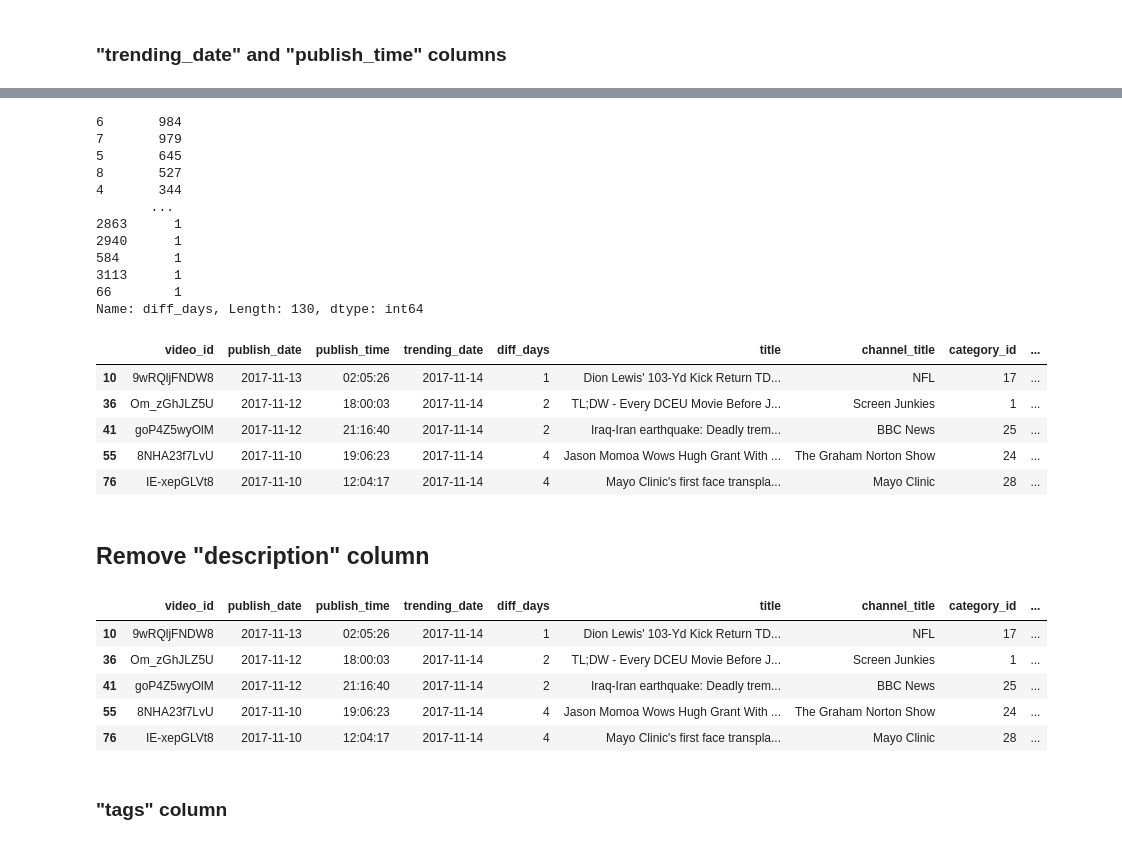
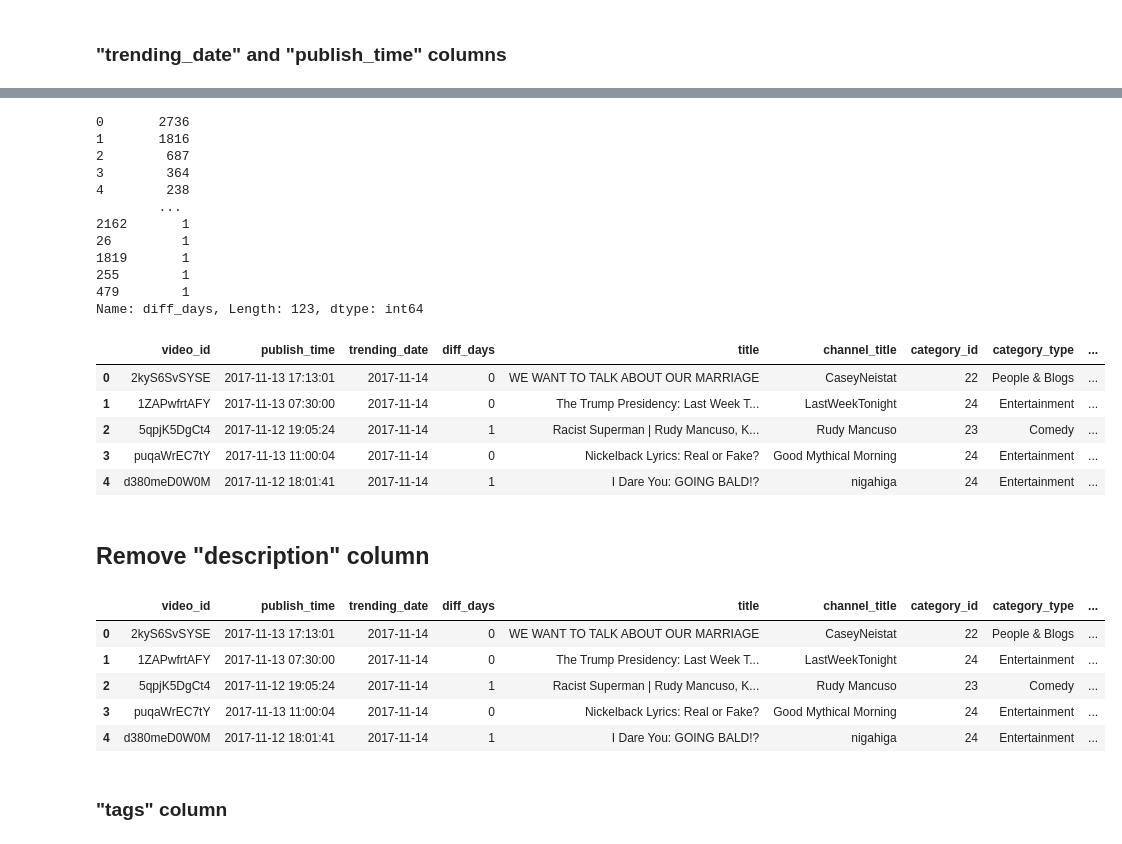
Before and after one commit to GFAmsterdam/Youtube_Trending_Video_Analysis, a Jupyter notebook: Ming/data_cleaning/US_videos_cleaning.ipynb, the cells around one changed output, grey strips where cells are left out. Cells and saved outputs as stored; diff of their text form; code cells hidden in the pictures.

```diff
--- a/Ming/data_cleaning/US_videos_cleaning.ipynb
+++ b/Ming/data_cleaning/US_videos_cleaning.ipynb
@@ -78,7 +78,7 @@ memory usage: 4.2+ MB
 Note: The dataset is daily trending list from 2017-11-14 to 2018-04-16, in the data set there will be the same video stayed on the trending list for multiple days and resulting multiple entries with columns like "views", "likes", "dislikes", "comment_count" will be accumulated, so our approch to deal with this case of duolicated data is to based on the "video_id" column which have unique value for each videos, keep the last occurrence which will have the most data for the columns mentioned above, and drop the other ones.
 # %%
 # Drop duplicated entries and keep the last occurrence as the true data.
-us_videos_df.drop_duplicates(subset='video_id', keep="last", inplace=True)
+us_videos_df.drop_duplicates(subset='video_id', keep="first", inplace=True)
 us_videos_df.info()
 # %% [output]
 <class 'pandas.core.frame.DataFrame'>
@@ -201,7 +201,7 @@ Data columns (total 16 columns):
 dtypes: bool(3), datetime64[ns](2), int64(5), object(6)
 memory usage: 713.2+ KB
 # %%
-# Extracting publish dates and publish time to seperate columns
-us_videos_df['publish_date'] = us_videos_df['publish_time'].dt.date
-us_videos_df['publish_time'] = us_videos_df['publish_time'].dt.time
-us_videos_df.head()
+# # Extracting publish dates and publish time to seperate columns
+# us_videos_df['publish_date'] = us_videos_df['publish_time'].dt.date
+# us_videos_df['publish_time'] = us_videos_df['publish_time'].dt.time
+# us_videos_df.head()
@@ -235,4 +228,4 @@ memory usage: 762.9+ KB
 # %%
-us_videos_df['publish_date'] = pd.to_datetime(us_videos_df['publish_date'])
-#us_videos_df['publish_time'] = pd.to_datetime(us_videos_df['publish_time'])
-us_videos_df.info()
+# us_videos_df['publish_date'] = pd.to_datetime(us_videos_df['publish_date'])
+# #us_videos_df['publish_time'] = pd.to_datetime(us_videos_df['publish_time'])
+# us_videos_df.info()
@@ -257,6 +232,6 @@ memory usage: 762.9+ KB
 # %%
 # Extracting the time difference from publish_date to trending_date and a new column "diff_days".
-us_videos_df['diff_days'] = (us_videos_df['trending_date'] - us_videos_df['publish_date']).dt.days
+us_videos_df['diff_days'] = (us_videos_df['trending_date'] - us_videos_df['publish_time']).dt.days
 us_videos_df.head()
 # %% [output]
 |  | video_id | trending_date | title | channel_title | category_id | publish_time | tags | views | likes | ... |
@@ -269,47 +244,46 @@ us_videos_df.head()
 # Check the value count for diff_days column
 us_videos_df['diff_days'].value_counts()
 # %% [output]
-6       984
-7       979
-5       645
-8       527
-4       344
-       ...
-2863      1
-2940      1
-584       1
-3113      1
-66        1
-Name: diff_days, Length: 130, dtype: int64
+0       2736
+1       1816
+2        687
+3        364
+4        238
+        ...
+2162       1
+26         1
+1819       1
+255        1
+479        1
+Name: diff_days, Length: 123, dtype: int64
 # %%
 # Reorder the columns
 us_videos_df = us_videos_df[["video_id",
-                            "publish_date",
                             "publish_time",
                             "trending_date",
                             "diff_days",
                             "title",
                             "channel_title",
                             "category_id",
                             "category_type",
                             "tags",
                             "views",
                             "likes",
                             "dislikes",
                             "comment_count",
                             "comments_disabled",
                             "ratings_disabled",
                             "video_error_or_removed",
                             "description"]]
 
 us_videos_df.head()
 # %% [output]
-|  | video_id | publish_date | publish_time | trending_date | diff_days | title | channel_title | category_id | ... |
-| 10 | 9wRQljFNDW8 | 2017-11-13 | 02:05:26 | 2017-11-14 | 1 | Dion Lewis' 103-Yd Kick Return TD... | NFL | 17 | ... |
-| 36 | Om_zGhJLZ5U | 2017-11-12 | 18:00:03 | 2017-11-14 | 2 | TL;DW - Every DCEU Movie Before J... | Screen Junkies | 1 | ... |
-| 41 | goP4Z5wyOlM | 2017-11-12 | 21:16:40 | 2017-11-14 | 2 | Iraq-Iran earthquake: Deadly trem... | BBC News | 25 | ... |
-| 55 | 8NHA23f7LvU | 2017-11-10 | 19:06:23 | 2017-11-14 | 4 | Jason Momoa Wows Hugh Grant With ... | The Graham Norton Show | 24 | ... |
-| 76 | IE-xepGLVt8 | 2017-11-10 | 12:04:17 | 2017-11-14 | 4 | Mayo Clinic's first face transpla... | Mayo Clinic | 28 | ... |
+|  | video_id | publish_time | trending_date | diff_days | title | channel_title | category_id | category_type | ... |
+| 0 | 2kyS6SvSYSE | 2017-11-13 17:13:01 | 2017-11-14 | 0 | WE WANT TO TALK ABOUT OUR MARRIAGE | CaseyNeistat | 22 | People & Blogs | ... |
+| 1 | 1ZAPwfrtAFY | 2017-11-13 07:30:00 | 2017-11-14 | 0 | The Trump Presidency: Last Week T... | LastWeekTonight | 24 | Entertainment | ... |
+| 2 | 5qpjK5DgCt4 | 2017-11-12 19:05:24 | 2017-11-14 | 1 | Racist Superman | Rudy Mancuso, K... | Rudy Mancuso | 23 | Comedy | ... |
+| 3 | puqaWrEC7tY | 2017-11-13 11:00:04 | 2017-11-14 | 0 | Nickelback Lyrics: Real or Fake? | Good Mythical Morning | 24 | Entertainment | ... |
+| 4 | d380meD0W0M | 2017-11-12 18:01:41 | 2017-11-14 | 1 | I Dare You: GOING BALD!? | nigahiga | 24 | Entertainment | ... |
 # %% [markdown]
 ## Remove "description" column
 # %%
@@ -317,9 +291,9 @@ us_videos_df.head()
 us_videos_df = us_videos_df.drop(columns="description")
 us_videos_df.head()
 # %% [output]
-|  | video_id | publish_date | publish_time | trending_date | diff_days | title | channel_title | category_id | ... |
-| 10 | 9wRQljFNDW8 | 2017-11-13 | 02:05:26 | 2017-11-14 | 1 | Dion Lewis' 103-Yd Kick Return TD... | NFL | 17 | ... |
-| 36 | Om_zGhJLZ5U | 2017-11-12 | 18:00:03 | 2017-11-14 | 2 | TL;DW - Every DCEU Movie Before J... | Screen Junkies | 1 | ... |
-| 41 | goP4Z5wyOlM | 2017-11-12 | 21:16:40 | 2017-11-14 | 2 | Iraq-Iran earthquake: Deadly trem... | BBC News | 25 | ... |
-| 55 | 8NHA23f7LvU | 2017-11-10 | 19:06:23 | 2017-11-14 | 4 | Jason Momoa Wows Hugh Grant With ... | The Graham Norton Show | 24 | ... |
-| 76 | IE-xepGLVt8 | 2017-11-10 | 12:04:17 | 2017-11-14 | 4 | Mayo Clinic's first face transpla... | Mayo Clinic | 28 | ... |
+|  | video_id | publish_time | trending_date | diff_days | title | channel_title | category_id | category_type | ... |
+| 0 | 2kyS6SvSYSE | 2017-11-13 17:13:01 | 2017-11-14 | 0 | WE WANT TO TALK ABOUT OUR MARRIAGE | CaseyNeistat | 22 | People & Blogs | ... |
+| 1 | 1ZAPwfrtAFY | 2017-11-13 07:30:00 | 2017-11-14 | 0 | The Trump Presidency: Last Week T... | LastWeekTonight | 24 | Entertainment | ... |
+| 2 | 5qpjK5DgCt4 | 2017-11-12 19:05:24 | 2017-11-14 | 1 | Racist Superman | Rudy Mancuso, K... | Rudy Mancuso | 23 | Comedy | ... |
+| 3 | puqaWrEC7tY | 2017-11-13 11:00:04 | 2017-11-14 | 0 | Nickelback Lyrics: Real or Fake? | Good Mythical Morning | 24 | Entertainment | ... |
+| 4 | d380meD0W0M | 2017-11-12 18:01:41 | 2017-11-14 | 1 | I Dare You: GOING BALD!? | nigahiga | 24 | Entertainment | ... |
```
Also changed, not shown: parts of 15 cells of this notebook, 3 other files.
